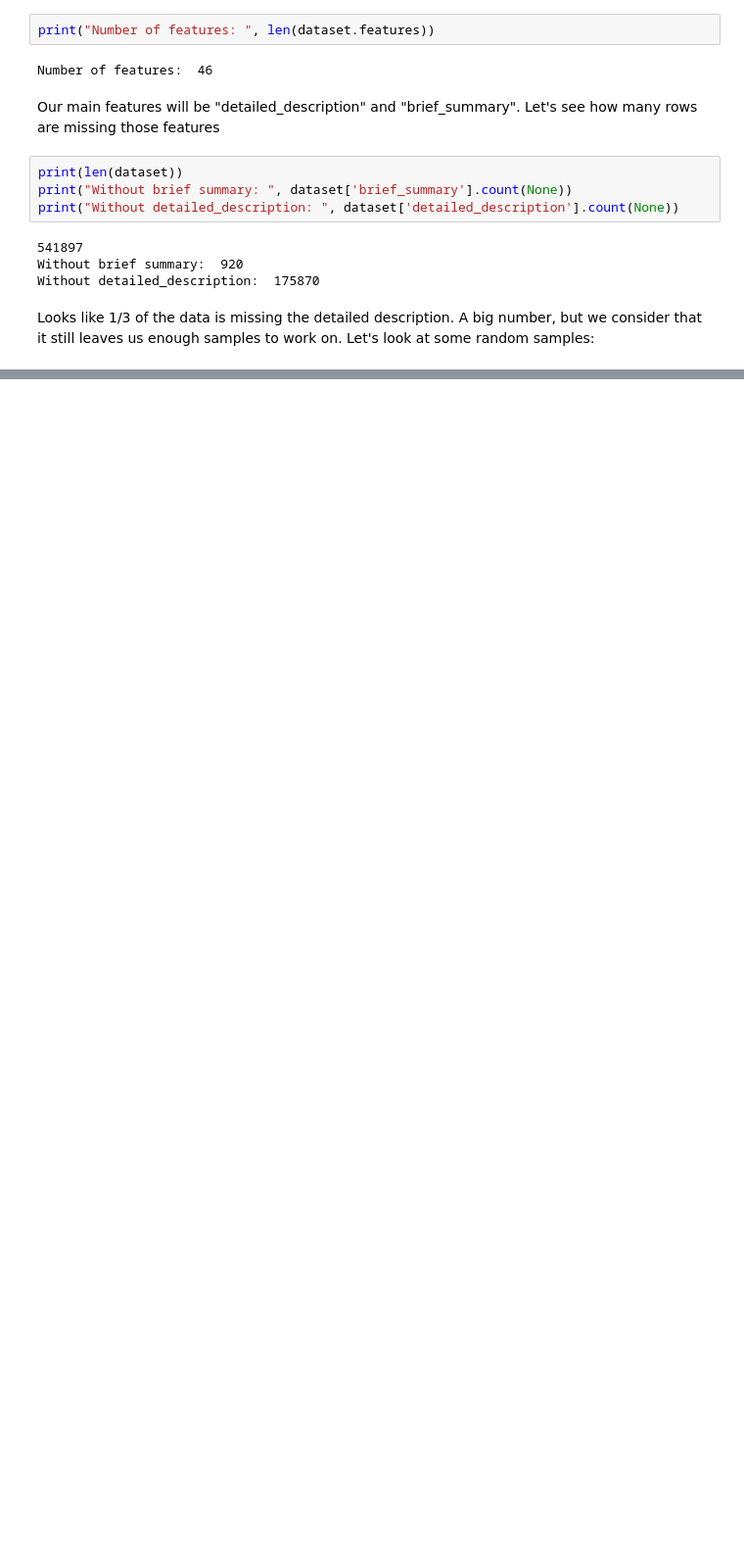
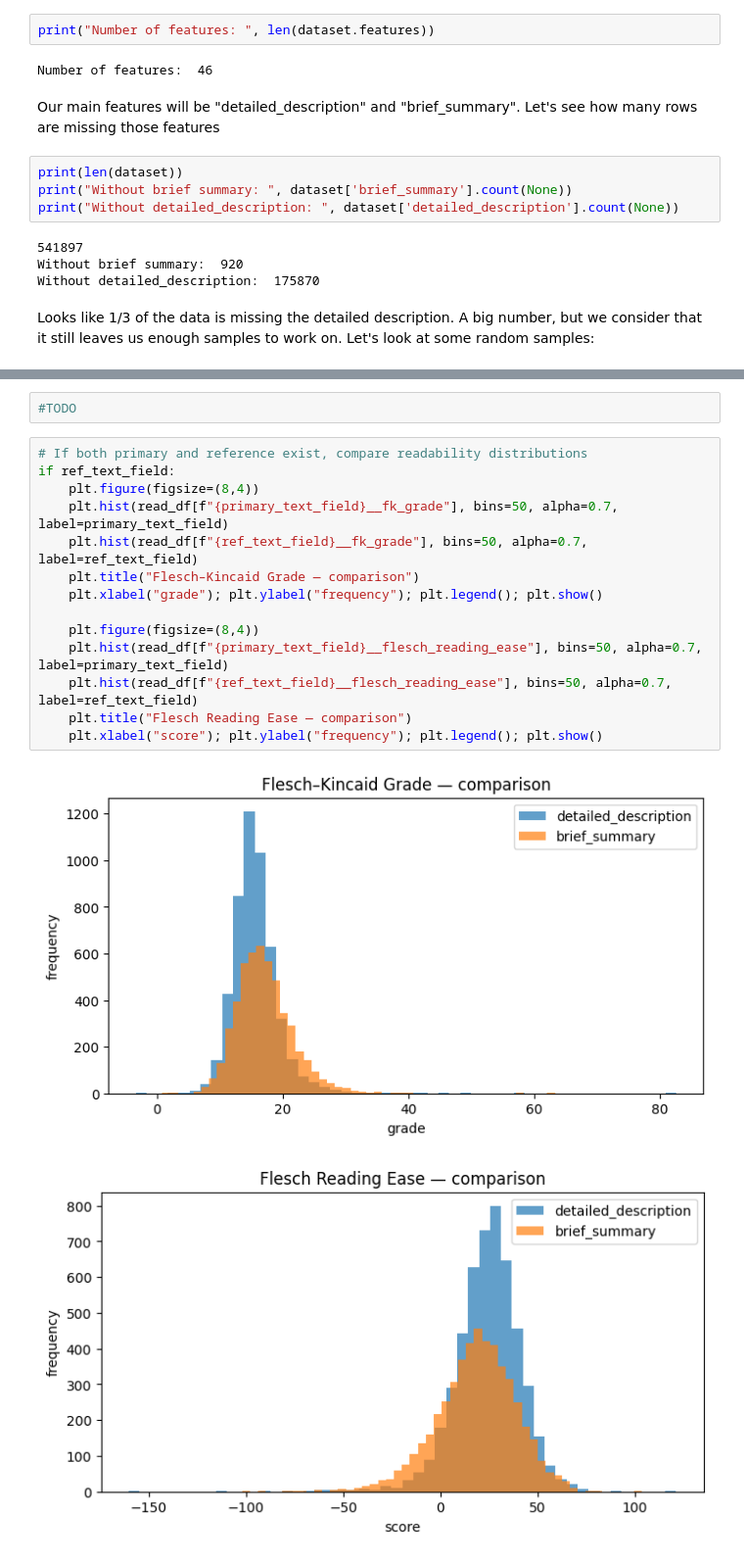
Before and after one commit to au-nlp/project-milestone-p2-group20, a Jupyter notebook: main.ipynb, the cells around one changed output, grey strips where cells are left out. Shown at 98% size. Drawn from its saved outputs; the diff is of its cells as text; blank space fills up the shorter version.

```diff
--- a/main.ipynb
+++ b/main.ipynb
@@ -146,0 +418,19 @@ print(plan_df.to_markdown(index=False))
+# %%
+#TODO
+# %%
+# If both primary and reference exist, compare readability distributions
+if ref_text_field:
+    plt.figure(figsize=(8,4))
+    plt.hist(read_df[f"{primary_text_field}__fk_grade"], bins=50, alpha=0.7, label=primary_text_field)
+    plt.hist(read_df[f"{ref_text_field}__fk_grade"], bins=50, alpha=0.7, label=ref_text_field)
+    plt.title("Flesch–Kincaid Grade — comparison")
+    plt.xlabel("grade"); plt.ylabel("frequency"); plt.legend(); plt.show()
+
+    plt.figure(figsize=(8,4))
+    plt.hist(read_df[f"{primary_text_field}__flesch_reading_ease"], bins=50, alpha=0.7, label=primary_text_field)
+    plt.hist(read_df[f"{ref_text_field}__flesch_reading_ease"], bins=50, alpha=0.7, label=ref_text_field)
+    plt.title("Flesch Reading Ease — comparison")
+    plt.xlabel("score"); plt.ylabel("frequency"); plt.legend(); plt.show()
+# %% [output]
+[figure, added]
+[figure, added]
```
Also changed, not shown: parts of 34 cells of this notebook, 1 other file.
